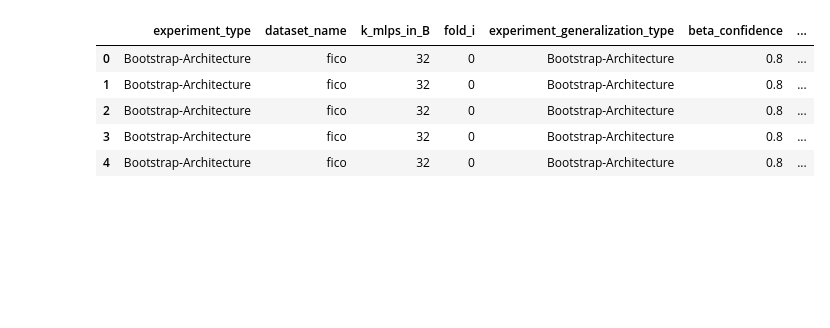
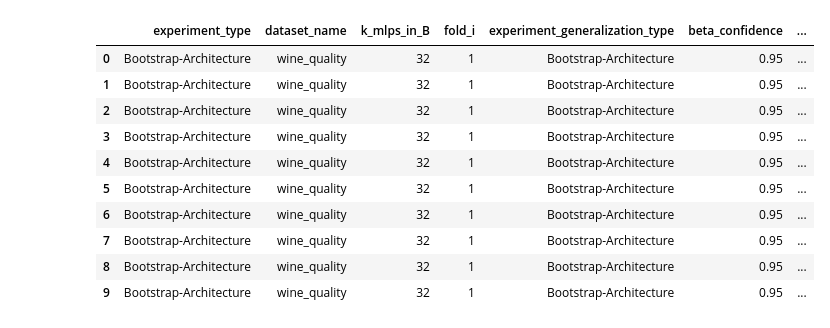
Before and after one commit to istepka/betarce, a Jupyter notebook: check.ipynb, the cells around one changed output. Cells and saved outputs as stored; diff of their text form; code cells hidden in the pictures; blank space fills up the shorter version.

```diff
--- a/check.ipynb
+++ b/check.ipynb
@@ -1,36 +1,42 @@
 # %%
 import pandas as pd
 import os
 import seaborn as sns
 import matplotlib.pyplot as plt
 
 # Set the style of the plots
 markers = ['o', 's', 'D', 'v', 'p', 'P', 'X', 'h', 'H', 'd']
 colors_discrete = sns.color_palette('tab10')
 colors_continuous = sns.color_palette('viridis')
 
 
 # Do not hide any columns
 pd.set_option('display.max_columns', None)
 
+results_path = 'results_localtesting/results'
 
 # Read all the results from results/ directory
 results = []
-for file in os.listdir('results'):
+for file in os.listdir(results_path):
     if file.endswith('.feather'):
-        results.append(pd.read_feather(f'results/{file}'))
+        results.append(pd.read_feather(f'{results_path}/{file}'))
 
 # Concatenate all the results
 df: pd.DataFrame = pd.concat(results, ignore_index=True)
 
-df.head(5)
+df.head(10)
 # %% [output]
 |  | experiment_type | dataset_name | k_mlps_in_B | fold_i | experiment_generalization_type | beta_confidence | ... |
-| 0 | Bootstrap-Architecture | fico | 32 | 0 | Bootstrap-Architecture | 0.8 | ... |
-| 1 | Bootstrap-Architecture | fico | 32 | 0 | Bootstrap-Architecture | 0.8 | ... |
-| 2 | Bootstrap-Architecture | fico | 32 | 0 | Bootstrap-Architecture | 0.8 | ... |
-| 3 | Bootstrap-Architecture | fico | 32 | 0 | Bootstrap-Architecture | 0.8 | ... |
-| 4 | Bootstrap-Architecture | fico | 32 | 0 | Bootstrap-Architecture | 0.8 | ... |
+| 0 | Bootstrap-Architecture | wine_quality | 32 | 1 | Bootstrap-Architecture | 0.95 | ... |
+| 1 | Bootstrap-Architecture | wine_quality | 32 | 1 | Bootstrap-Architecture | 0.95 | ... |
+| 2 | Bootstrap-Architecture | wine_quality | 32 | 1 | Bootstrap-Architecture | 0.95 | ... |
+| 3 | Bootstrap-Architecture | wine_quality | 32 | 1 | Bootstrap-Architecture | 0.95 | ... |
+| 4 | Bootstrap-Architecture | wine_quality | 32 | 1 | Bootstrap-Architecture | 0.95 | ... |
+| 5 | Bootstrap-Architecture | wine_quality | 32 | 1 | Bootstrap-Architecture | 0.95 | ... |
+| 6 | Bootstrap-Architecture | wine_quality | 32 | 1 | Bootstrap-Architecture | 0.95 | ... |
+| 7 | Bootstrap-Architecture | wine_quality | 32 | 1 | Bootstrap-Architecture | 0.95 | ... |
+| 8 | Bootstrap-Architecture | wine_quality | 32 | 1 | Bootstrap-Architecture | 0.95 | ... |
+| 9 | Bootstrap-Architecture | wine_quality | 32 | 1 | Bootstrap-Architecture | 0.95 | ... |
 # %%
 df['start_sample_passes_test'].value_counts()
 # %% [output]
```
Also changed, not shown: parts of 3 cells of this notebook, 10 other files.
